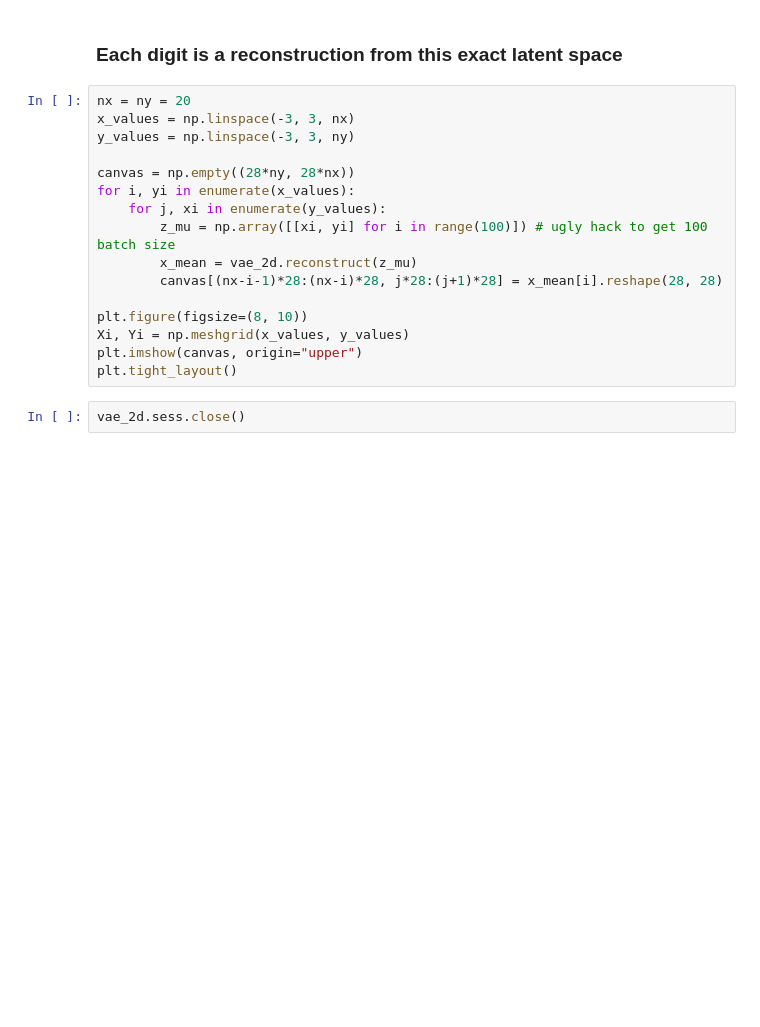
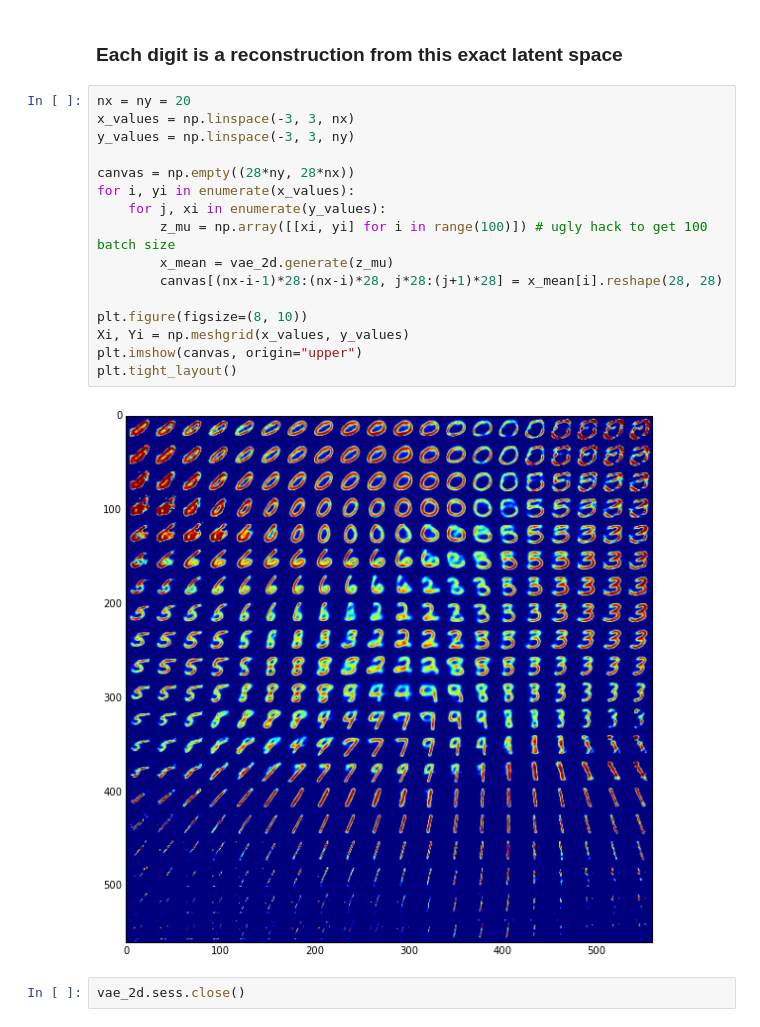
Before and after one commit to yobibyte/generative-models-study, a Jupyter notebook: vae.ipynb, the cells around one changed output. Cells and saved outputs as stored; diff of their text form; blank space fills up the shorter version.

```diff
--- a/vae.ipynb
+++ b/vae.ipynb
@@ -224,18 +219,20 @@ plt.colorbar()
 # %%
 nx = ny = 20
 x_values = np.linspace(-3, 3, nx)
 y_values = np.linspace(-3, 3, ny)
 
 canvas = np.empty((28*ny, 28*nx))
 for i, yi in enumerate(x_values):
     for j, xi in enumerate(y_values):
         z_mu = np.array([[xi, yi] for i in range(100)]) # ugly hack to get 100 batch size
-        x_mean = vae_2d.reconstruct(z_mu)
+        x_mean = vae_2d.generate(z_mu)
         canvas[(nx-i-1)*28:(nx-i)*28, j*28:(j+1)*28] = x_mean[i].reshape(28, 28)
 
 plt.figure(figsize=(8, 10))
 Xi, Yi = np.meshgrid(x_values, y_values)
 plt.imshow(canvas, origin="upper")
 plt.tight_layout()
+# %% [output]
+[figure, added]
 # %%
 vae_2d.sess.close()
```
Also changed, not shown: parts of 6 cells of this notebook.
